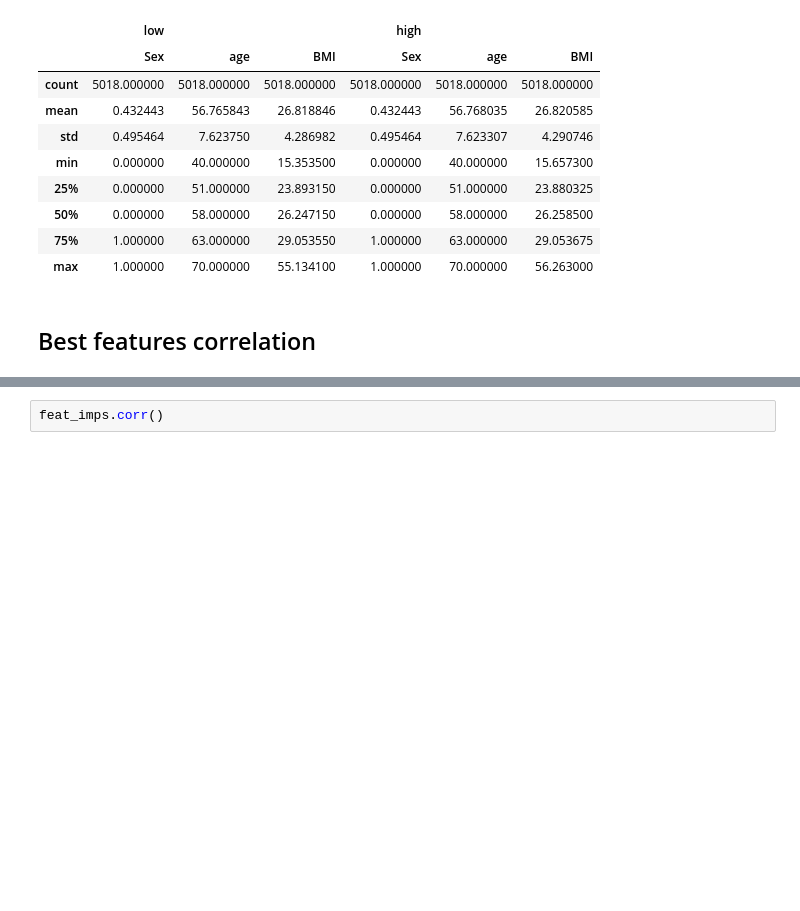
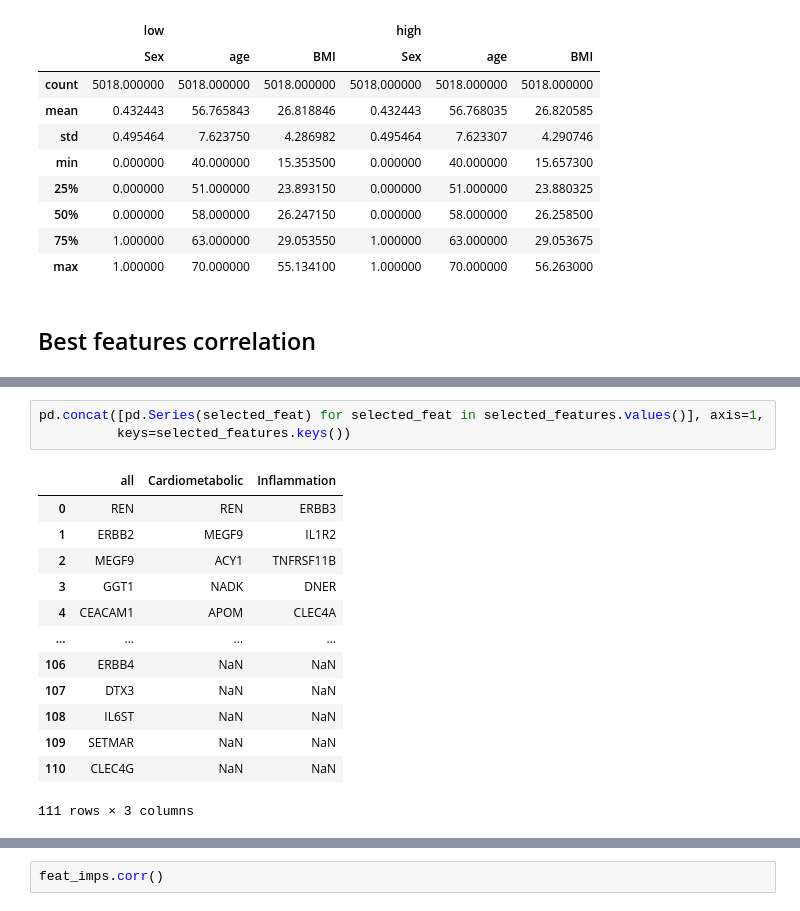
Before and after one commit to ipolharvard/biobank_olink, a Jupyter notebook: notebooks/two_edges_of_sbp.ipynb, the cells around one changed output, grey strips where cells are left out. Cells and saved outputs as stored; diff of their text form; blank space fills up the shorter version.

Commit message:
Polish code before running a new series of experiments

```diff
--- a/notebooks/two_edges_of_sbp.ipynb
+++ b/notebooks/two_edges_of_sbp.ipynb
@@ -204,3 +197,20 @@ plt.legend()
+# %%
+pd.concat([pd.Series(selected_feat) for selected_feat in selected_features.values()], axis=1,
+          keys=selected_features.keys())
+# %% [output]
+|  | all | Cardiometabolic | Inflammation |
+| 0 | REN | REN | ERBB3 |
+| 1 | ERBB2 | MEGF9 | IL1R2 |
+| 2 | MEGF9 | ACY1 | TNFRSF11B |
+| 3 | GGT1 | NADK | DNER |
+| 4 | CEACAM1 | APOM | CLEC4A |
+| ... | ... | ... | ... |
+| 106 | ERBB4 | NaN | NaN |
+| 107 | DTX3 | NaN | NaN |
+| 108 | IL6ST | NaN | NaN |
+| 109 | SETMAR | NaN | NaN |
+| 110 | CLEC4G | NaN | NaN |
+111 rows × 3 columns
 # %%
 import seaborn as sns
 
```
Also changed, not shown: parts of 8 cells of this notebook, 5 other files.
